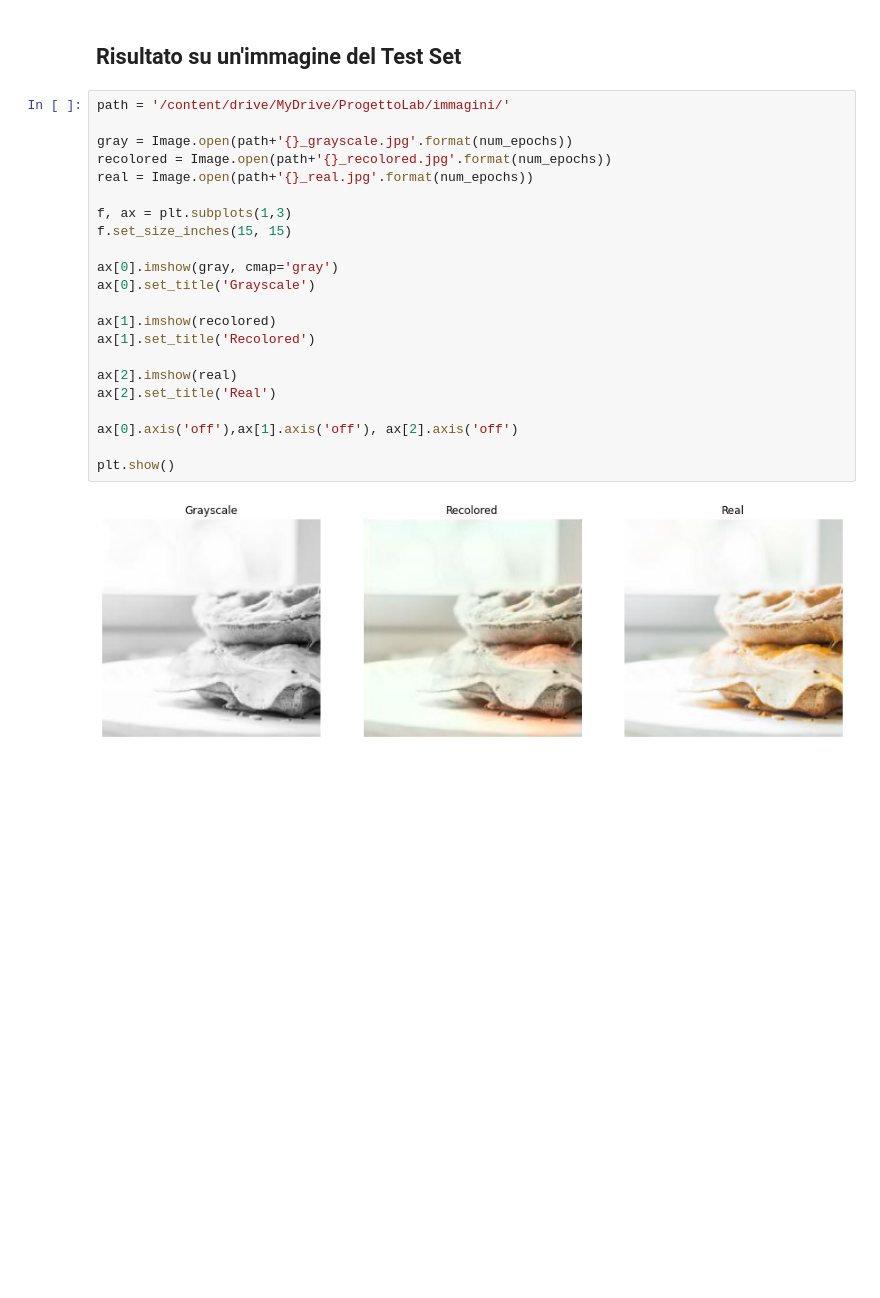
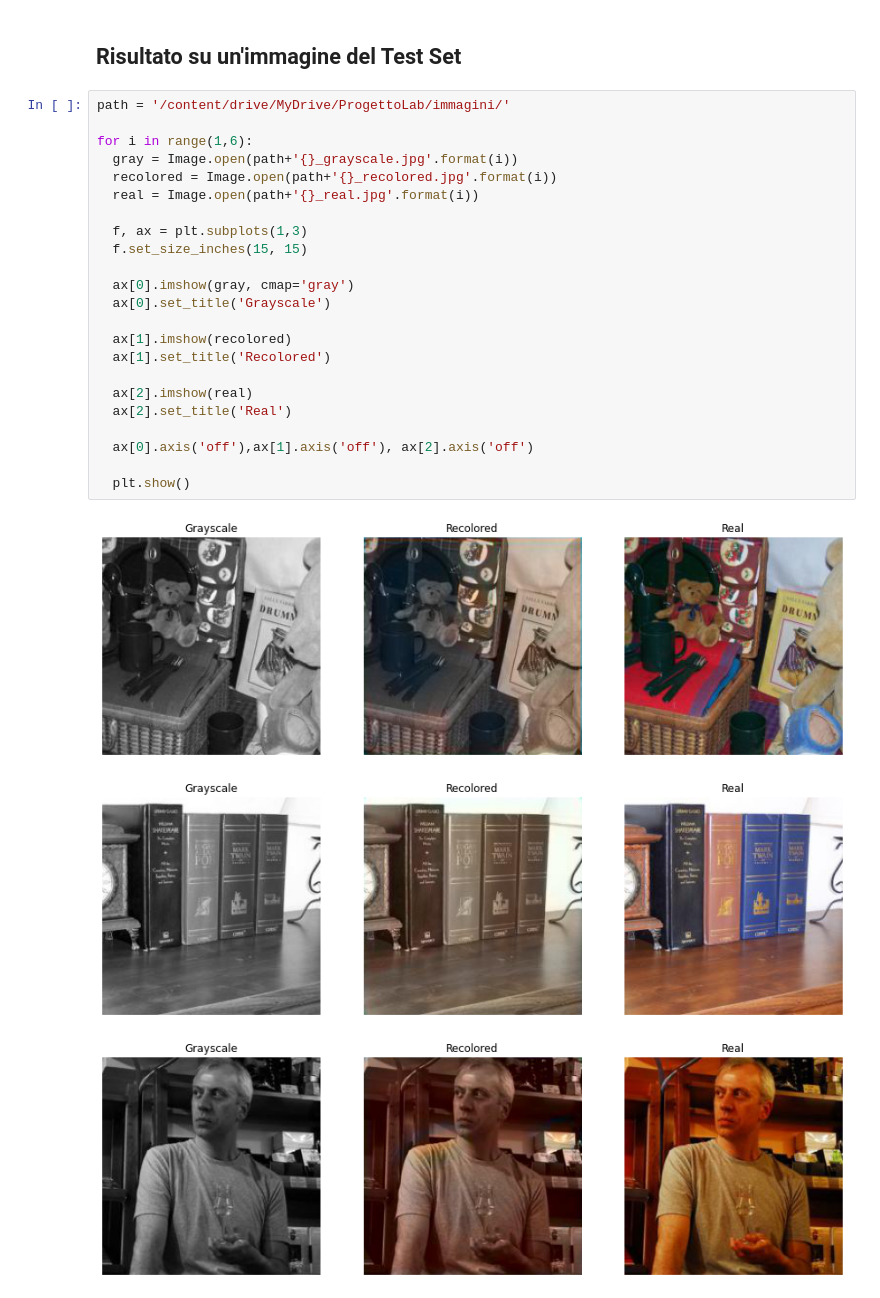
Before and after one commit to ElenaBianchini/ColoringGrayscaleImages, a Jupyter notebook: ProgettoLabIA.ipynb, the cells around one changed output. Drawn from its saved outputs; the diff is of its cells as text; blank space fills up the shorter version.

```diff
--- a/ProgettoLabIA.ipynb
+++ b/ProgettoLabIA.ipynb
@@ -344,24 +344,27 @@ print(val_loss_avg)
 # %%
 path = '/content/drive/MyDrive/ProgettoLab/immagini/'
 
-gray = Image.open(path+'{}_grayscale.jpg'.format(num_epochs))
-recolored = Image.open(path+'{}_recolored.jpg'.format(num_epochs))
-real = Image.open(path+'{}_real.jpg'.format(num_epochs))
+for i in range(1,6):
+  gray = Image.open(path+'{}_grayscale.jpg'.format(i))
+  recolored = Image.open(path+'{}_recolored.jpg'.format(i))
+  real = Image.open(path+'{}_real.jpg'.format(i))
 
-f, ax = plt.subplots(1,3)
-f.set_size_inches(15, 15)
+  f, ax = plt.subplots(1,3)
+  f.set_size_inches(15, 15)
 
-ax[0].imshow(gray, cmap='gray')
-ax[0].set_title('Grayscale')
+  ax[0].imshow(gray, cmap='gray')
+  ax[0].set_title('Grayscale')
 
-ax[1].imshow(recolored)
-ax[1].set_title('Recolored')
+  ax[1].imshow(recolored)
+  ax[1].set_title('Recolored')
 
-ax[2].imshow(real)
-ax[2].set_title('Real')
+  ax[2].imshow(real)
+  ax[2].set_title('Real')
 
-ax[0].axis('off'),ax[1].axis('off'), ax[2].axis('off')
+  ax[0].axis('off'),ax[1].axis('off'), ax[2].axis('off')
 
-plt.show()
+  plt.show()
 # %% [output]
-[figure, old version]
+[figure, new version]
+[figure, added]
+[figure, added]
```
Also changed, not shown: parts of 1 cell of this notebook.
